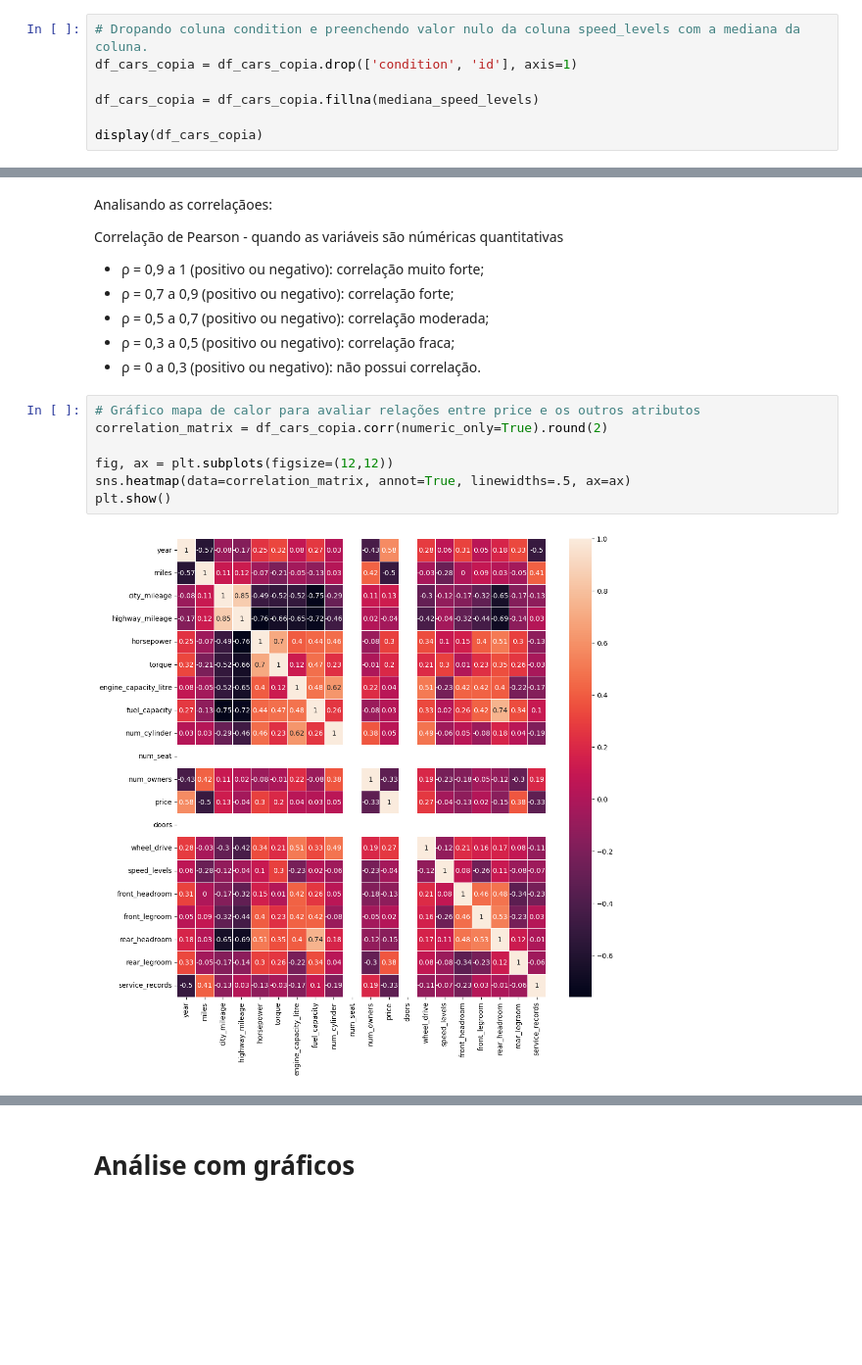
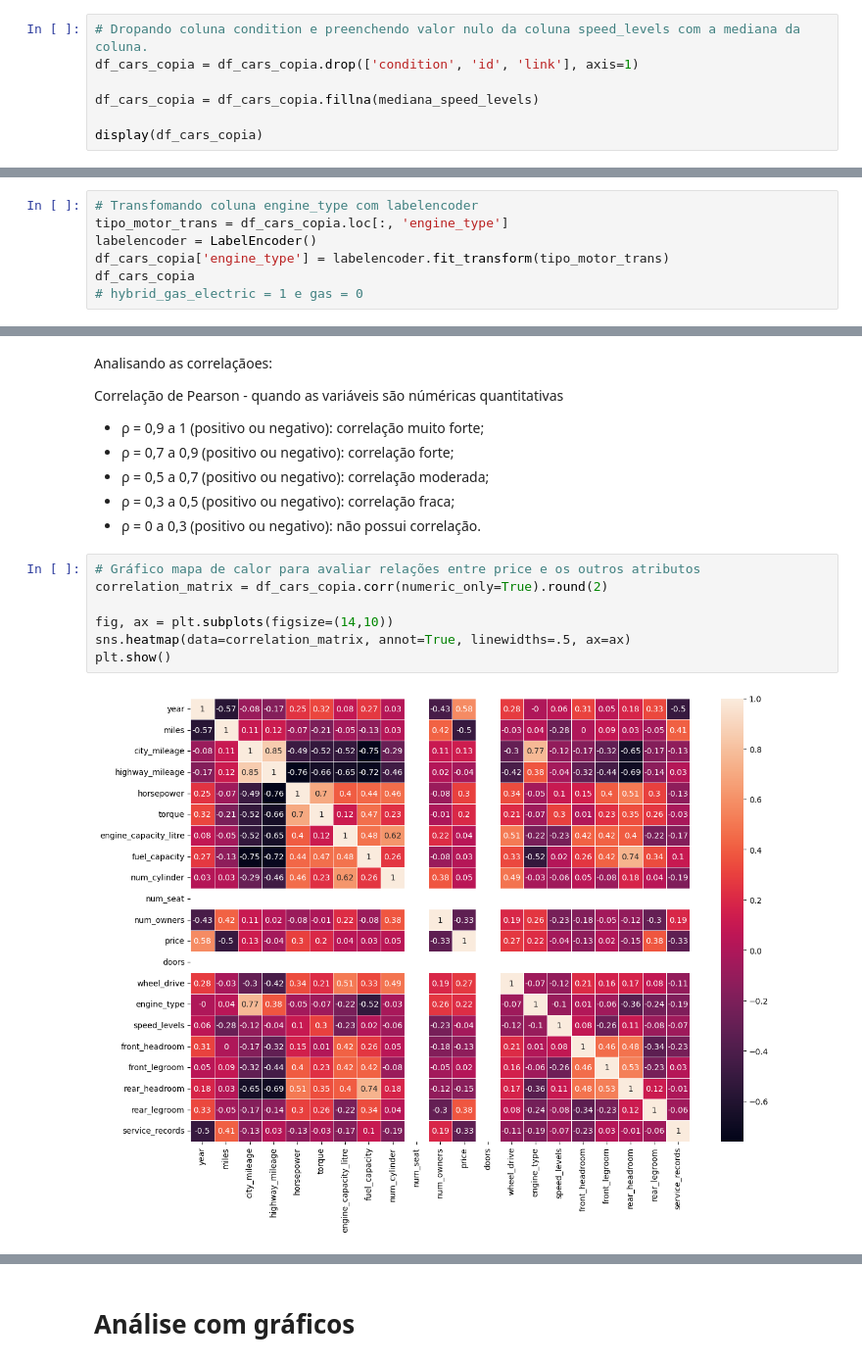
Before and after one commit to JacksonvBarbosa/Analise_Carros, a Jupyter notebook: cars_ml.ipynb, the cells around one changed output, grey strips where cells are left out. Shown at 98% size. Cells and saved outputs as stored; diff of their text form; blank space fills up the shorter version.

```diff
--- a/cars_ml.ipynb
+++ b/cars_ml.ipynb
@@ -127,7 +129,7 @@ mediana_speed_levels
 **.3** A coluna speed_levels só tem um valor nulo com base nos valores da coluna irei utilizar a técnica de susbtituição útilizando a técnica da mediana da coluna, que foi **6**
 # %%
 # Dropando coluna condition e preenchendo valor nulo da coluna speed_levels com a mediana da coluna.
-df_cars_copia = df_cars_copia.drop(['condition', 'id'], axis=1)
+df_cars_copia = df_cars_copia.drop(['condition', 'id', 'link'], axis=1)
 
 df_cars_copia = df_cars_copia.fillna(mediana_speed_levels)
 
@@ -152,0 +166,7 @@ display(df_cars_copia)
+# %%
+# Transfomando coluna engine_type com labelencoder
+tipo_motor_trans = df_cars_copia.loc[:, 'engine_type']
+labelencoder = LabelEncoder()
+df_cars_copia['engine_type'] = labelencoder.fit_transform(tipo_motor_trans)
+df_cars_copia
+# hybrid_gas_electric = 1 e gas = 0
@@ -223,10 +287,10 @@ Correlação de Pearson - quando as variáveis são núméricas quantitativas
 # %%
 # Gráfico mapa de calor para avaliar relações entre price e os outros atributos
 correlation_matrix = df_cars_copia.corr(numeric_only=True).round(2)
 
-fig, ax = plt.subplots(figsize=(12,12))
+fig, ax = plt.subplots(figsize=(14,10))
 sns.heatmap(data=correlation_matrix, annot=True, linewidths=.5, ax=ax)
 plt.show()
 # %% [output]
-[figure, old version]
+[figure, new version]
 # %% [markdown]
```
Also changed, not shown: parts of 38 cells of this notebook.
